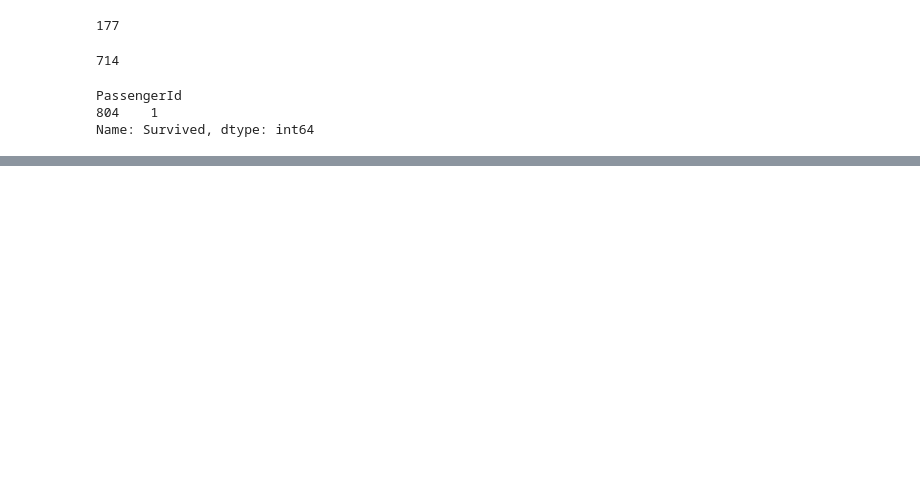
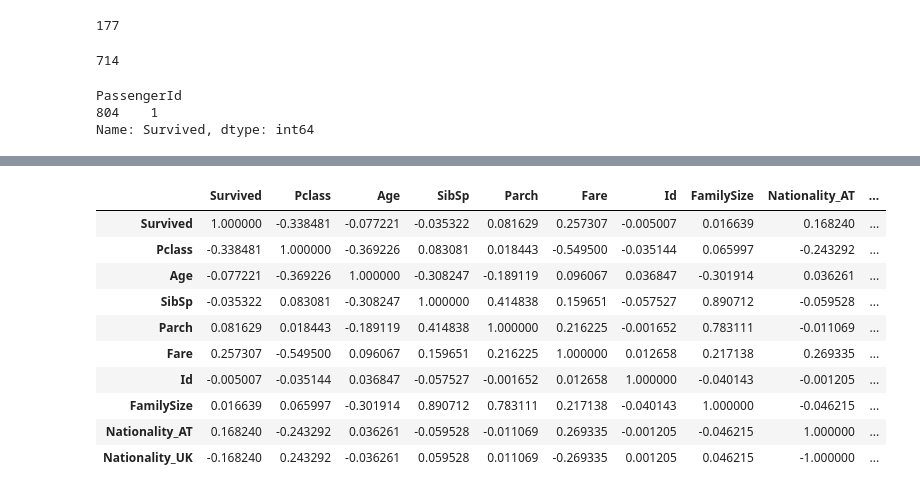
Before and after one commit to smitepaladin/workspace, a Jupyter notebook: DataAnalysis/Note/06.데이터분석_Pandas.ipynb, the cells around one changed output, grey strips where cells are left out. Drawn from its saved outputs; the diff is of its cells as text; code cells hidden in the pictures; blank space fills up the shorter version.

```diff
--- a/DataAnalysis/Note/06.데이터분석_Pandas.ipynb
+++ b/DataAnalysis/Note/06.데이터분석_Pandas.ipynb
@@ -204,0 +222,5 @@ Name: Survived, dtype: int64
+# %%
+# Id라는 컬럼을 생성하고 0 ~ 890으로 데이터 넣기
+
+train['Id'] = range(891)
+train.head()
@@ -204,0 +235,5 @@ Name: Survived, dtype: int64
+# %%
+# FamilySize 컬럼 만들기 : SibSp + Parch + 1(me)
+train['FamilySize'] = train.SibSp + train.Parch + 1
+
+train[['SibSp', 'Parch','FamilySize']].head()
@@ -204,0 +256,6 @@ Name: Survived, dtype: int64
+# %%
+# C(Chersbourg:FR), S(Southampton:UK), Q(Queentown:UK)
+train['Nationality_AT'] = train.Embarked == 'C'
+train['Nationality_UK'] = train.Embarked != 'C'
+
+train[['Embarked','Nationality_AT', 'Nationality_UK']].head()
@@ -204,0 +270,4 @@ Name: Survived, dtype: int64
+# %%
+train.loc[train.Embarked == 'C', 'Nationality'] = "Austria"
+train.loc[train.Embarked != 'C', 'Nationality'] = "England"
+train.head()
@@ -204,0 +298,14 @@ Name: Survived, dtype: int64
+# %%
+train.corr(numeric_only=True)
+# %% [output]
+|  | Survived | Pclass | Age | SibSp | Parch | Fare | Id | FamilySize | Nationality_AT | ... |
+| Survived | 1.000000 | -0.338481 | -0.077221 | -0.035322 | 0.081629 | 0.257307 | -0.005007 | 0.016639 | 0.168240 | ... |
+| Pclass | -0.338481 | 1.000000 | -0.369226 | 0.083081 | 0.018443 | -0.549500 | -0.035144 | 0.065997 | -0.243292 | ... |
+| Age | -0.077221 | -0.369226 | 1.000000 | -0.308247 | -0.189119 | 0.096067 | 0.036847 | -0.301914 | 0.036261 | ... |
+| SibSp | -0.035322 | 0.083081 | -0.308247 | 1.000000 | 0.414838 | 0.159651 | -0.057527 | 0.890712 | -0.059528 | ... |
+| Parch | 0.081629 | 0.018443 | -0.189119 | 0.414838 | 1.000000 | 0.216225 | -0.001652 | 0.783111 | -0.011069 | ... |
+| Fare | 0.257307 | -0.549500 | 0.096067 | 0.159651 | 0.216225 | 1.000000 | 0.012658 | 0.217138 | 0.269335 | ... |
+| Id | -0.005007 | -0.035144 | 0.036847 | -0.057527 | -0.001652 | 0.012658 | 1.000000 | -0.040143 | -0.001205 | ... |
+| FamilySize | 0.016639 | 0.065997 | -0.301914 | 0.890712 | 0.783111 | 0.217138 | -0.040143 | 1.000000 | -0.046215 | ... |
+| Nationality_AT | 0.168240 | -0.243292 | 0.036261 | -0.059528 | -0.011069 | 0.269335 | -0.001205 | -0.046215 | 1.000000 | ... |
+| Nationality_UK | -0.168240 | 0.243292 | -0.036261 | 0.059528 | 0.011069 | -0.269335 | 0.001205 | 0.046215 | -1.000000 | ... |
```
Also changed, not shown: parts of 16 cells of this notebook, 7 other files.
